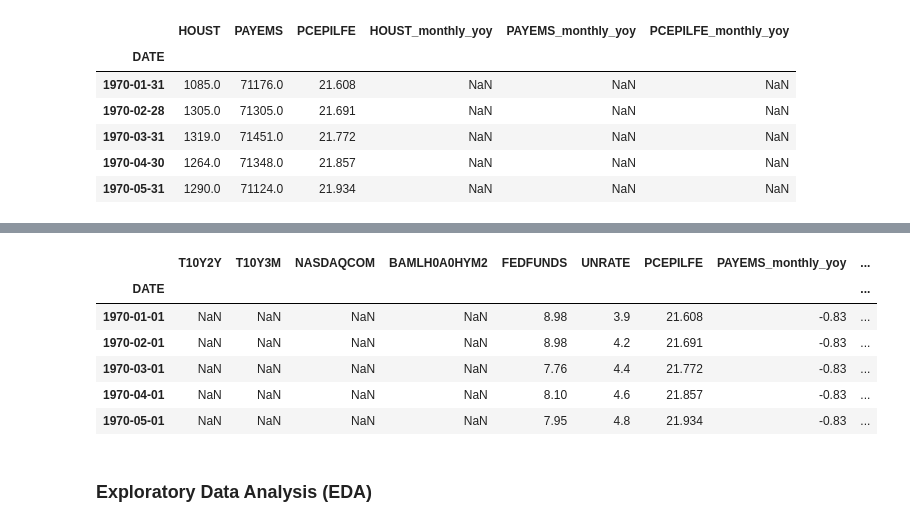
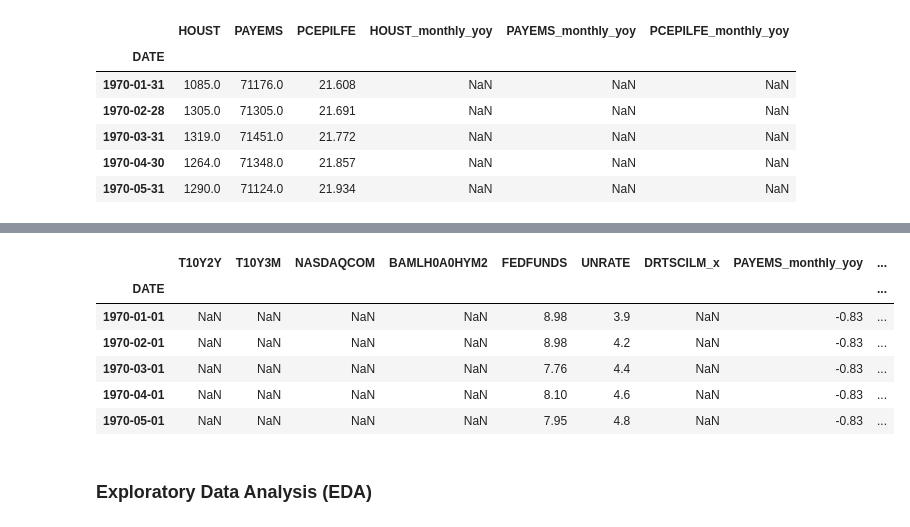
Before and after one commit to ChaHoHyun/Economy-State, a Jupyter notebook: us_economic_analysis/Economy Analysis.ipynb, the cells around one changed output, grey strips where cells are left out. Saved outputs shown, nothing was run; the diff lists cells and outputs as text; code cells hidden in the pictures.

```diff
--- a/us_economic_analysis/Economy Analysis.ipynb
+++ b/us_economic_analysis/Economy Analysis.ipynb
@@ -71,7 +71,7 @@ plt.rcParams['axes.unicode_minus'] = False
 plt.rcParams["axes.formatter.limits"] = -10000, 10000
 # %%
 # Import all data
-df = fdr.DataReader(['NASDAQCOM', 'T10Y2Y','T10Y3M', 'FEDFUNDS', 'PAYEMS', 'HOUST', 'GDPC1', 'UNRATE', 'BAMLH0A0HYM2', 'PCEPILFE'], data_source="fred")
+df = fdr.DataReader(['NASDAQCOM', 'T10Y2Y','T10Y3M', 'FEDFUNDS', 'PAYEMS', 'HOUST', 'GDPC1', 'UNRATE', 'BAMLH0A0HYM2', 'PCEPILFE', 'DRTSCILM'], data_source="fred")
 df.to_csv("/mnt/d/PythonWorkspace/my_github/automation/us_economic_analysis/results/raw_data.csv",mode='w')
 df.head()
 # %% [output]
@@ -112,7 +112,7 @@ dfmonth.head() # The HOUST_monthly_yoy PAYEMS_monthly_yoy data is nan in 1970.
 | 1970-04-30 | 1264.0 | 71348.0 | 21.857 | NaN | NaN | NaN |
 | 1970-05-31 | 1290.0 | 71124.0 | 21.934 | NaN | NaN | NaN |
 # %%
-dfquarter = df.groupby(pd.Grouper(freq="Q"))['GDPC1'].mean()
-gdp_quarter_yoy = round((dfquarter - dfquarter.shift(4))/dfquarter.shift(4)*100, 2)
-gdp_quarter_yoy.head() # The GDPC1 data is nan in 1970.
+dfquarter = df.groupby(pd.Grouper(freq="Q"))['GDPC1', 'DRTSCILM'].mean()
+quarter_yoy = round((dfquarter - dfquarter.shift(4))/dfquarter.shift(4)*100, 2)
+quarter_yoy.head() # The GDPC1 data is nan in 1970.
 # %% [output]
@@ -126,6 +126,6 @@ Freq: Q-DEC, Name: GDPC1, dtype: float64
 # %%
 dfmonth = dfmonth.drop(["HOUST","PAYEMS", 'PCEPILFE'], axis=1)
-df1 = pd.merge(dfmonth, gdp_quarter_yoy, how='left', on="DATE")
+df1 = pd.merge(dfmonth, quarter_yoy, how='left', on="DATE")
 df1['GDPC1'] = df1['GDPC1'].fillna(method='ffill').fillna(method='bfill')
 df1 = df1.rename(columns={'GDPC1':'GDP_quaterly_yoy'})
 df1.head()
@@ -140,22 +140,22 @@ df1.head()
 # %%
-df = df.drop(["PAYEMS", "HOUST", "GDPC1"], axis=1)
+df = df.drop(["PAYEMS", "HOUST", "GDPC1", 'PCEPILFE'], axis=1)
 total_data = pd.merge(df, df1, how='left', on="DATE")
 
 for x in ['HOUST_monthly_yoy', 'PAYEMS_monthly_yoy', 'GDP_quaterly_yoy', 'PCEPILFE_monthly_yoy']:
     total_data[x] = total_data[x].fillna(method='bfill')
 
 # Change Scale
 total_data['HOUST_monthly_yoy_0.1'] = total_data['HOUST_monthly_yoy']/10
 total_data = total_data.drop('HOUST_monthly_yoy', axis=1)
 total_data.head()
 # %% [output]
-|  | T10Y2Y | T10Y3M | NASDAQCOM | BAMLH0A0HYM2 | FEDFUNDS | UNRATE | PCEPILFE | PAYEMS_monthly_yoy | ... |
+|  | T10Y2Y | T10Y3M | NASDAQCOM | BAMLH0A0HYM2 | FEDFUNDS | UNRATE | DRTSCILM_x | PAYEMS_monthly_yoy | ... |
 | DATE |  |  |  |  |  |  |  |  | ... |
-| 1970-01-01 | NaN | NaN | NaN | NaN | 8.98 | 3.9 | 21.608 | -0.83 | ... |
-| 1970-02-01 | NaN | NaN | NaN | NaN | 8.98 | 4.2 | 21.691 | -0.83 | ... |
-| 1970-03-01 | NaN | NaN | NaN | NaN | 7.76 | 4.4 | 21.772 | -0.83 | ... |
-| 1970-04-01 | NaN | NaN | NaN | NaN | 8.10 | 4.6 | 21.857 | -0.83 | ... |
-| 1970-05-01 | NaN | NaN | NaN | NaN | 7.95 | 4.8 | 21.934 | -0.83 | ... |
+| 1970-01-01 | NaN | NaN | NaN | NaN | 8.98 | 3.9 | NaN | -0.83 | ... |
+| 1970-02-01 | NaN | NaN | NaN | NaN | 8.98 | 4.2 | NaN | -0.83 | ... |
+| 1970-03-01 | NaN | NaN | NaN | NaN | 7.76 | 4.4 | NaN | -0.83 | ... |
+| 1970-04-01 | NaN | NaN | NaN | NaN | 8.10 | 4.6 | NaN | -0.83 | ... |
+| 1970-05-01 | NaN | NaN | NaN | NaN | 7.95 | 4.8 | NaN | -0.83 | ... |
 # %% [markdown]
 ### Exploratory Data Analysis (EDA)
 # %% [markdown]
```
Also changed, not shown: parts of 12 cells of this notebook, 5 other files.
